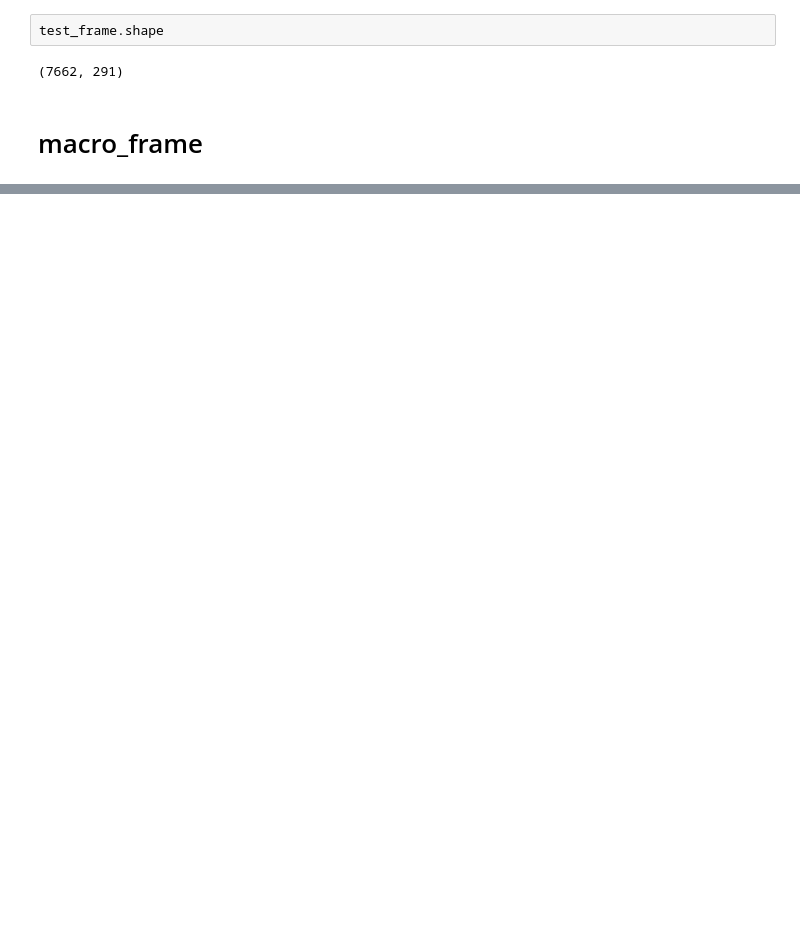
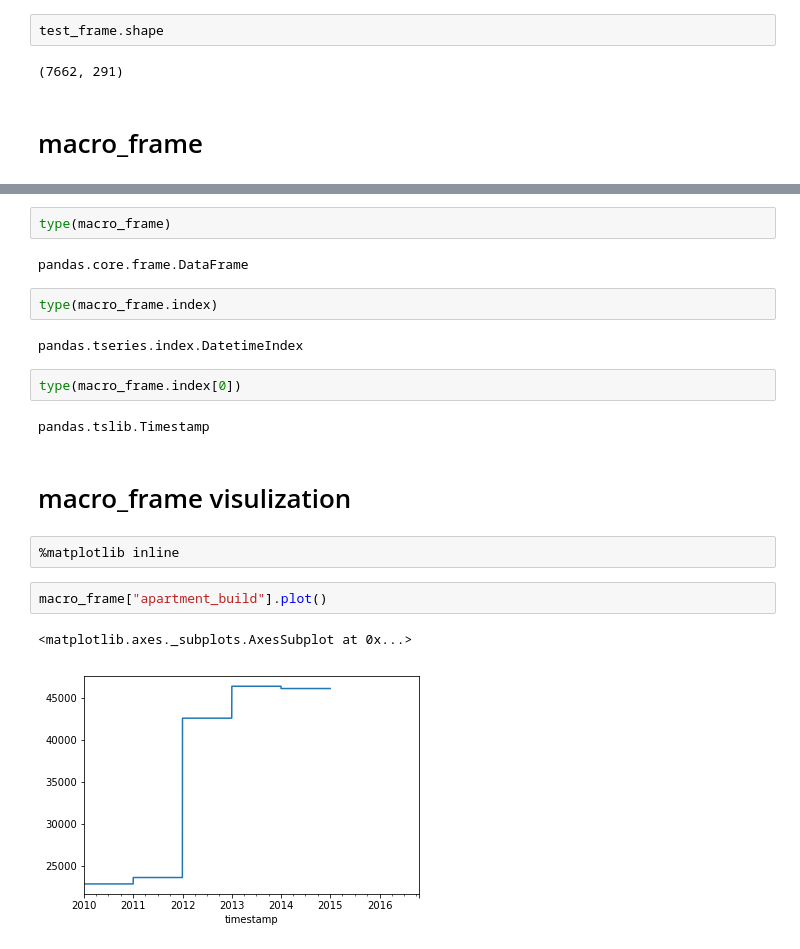
Before and after one commit to XierHacker/KaggleCollection, a Jupyter notebook: SberbankRussianHousingMarket/source/dataExplore.ipynb, the cells around one changed output, grey strips where cells are left out. Drawn from its saved outputs; the diff is of its cells as text; blank space fills up the shorter version.

```diff
--- a/SberbankRussianHousingMarket/source/dataExplore.ipynb
+++ b/SberbankRussianHousingMarket/source/dataExplore.ipynb
@@ -60,0 +90,21 @@ macro_frame.shape
+# %%
+type(macro_frame)
+# %% [output]
+pandas.core.frame.DataFrame
+# %%
+type(macro_frame.index)
+# %% [output]
+pandas.tseries.index.DatetimeIndex
+# %%
+type(macro_frame.index[0])
+# %% [output]
+pandas.tslib.Timestamp
+# %% [markdown]
+# macro_frame visulization
+# %%
+%matplotlib inline
+# %%
+macro_frame["apartment_build"].plot()
+# %% [output]
+<matplotlib.axes._subplots.AxesSubplot at 0x...>
+[figure, added]
```
Also changed, not shown: parts of 6 cells of this notebook, 2 other files.
